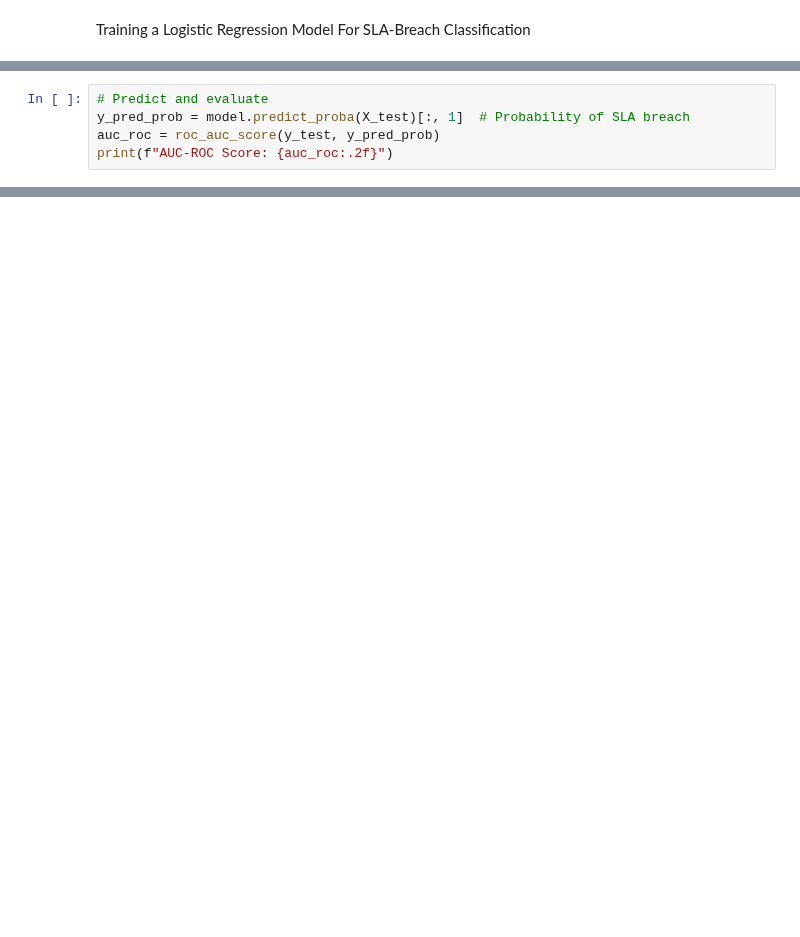
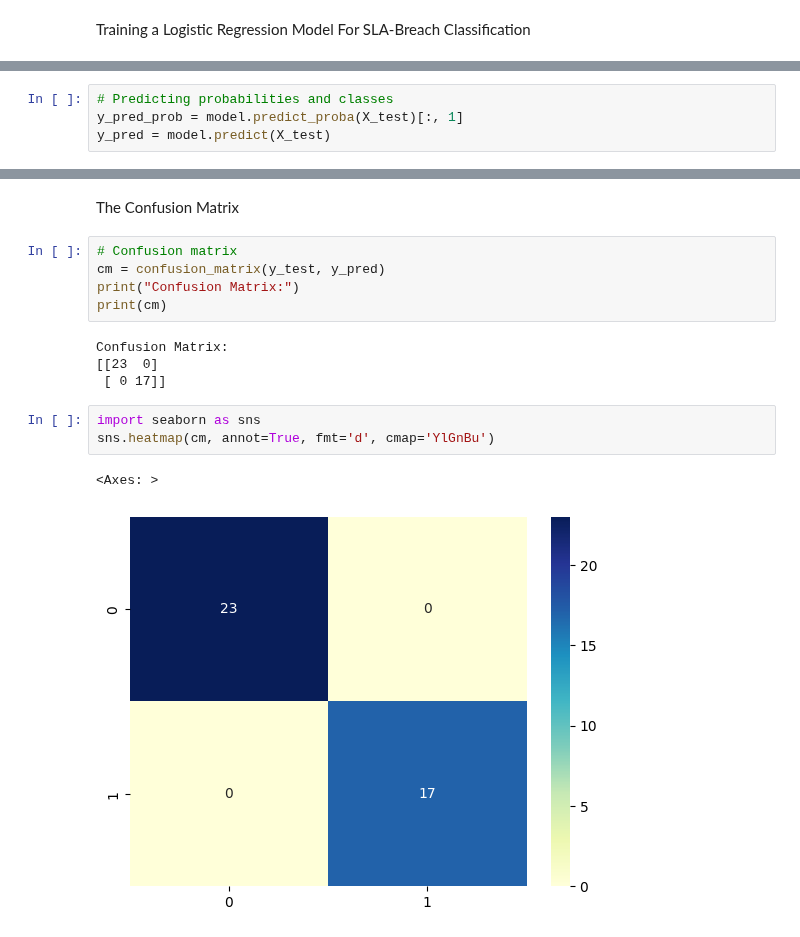
Before and after one commit to San-infinityai/InfinityStyleVerse, a Jupyter notebook: notebooks/train_sla_model.ipynb, the cells around one changed output, grey strips where cells are left out. Saved outputs shown, nothing was run; the diff lists cells and outputs as text; blank space fills up the shorter version.

Commit message:
Trained a LR model for SLA breach classification.

```diff
--- a/notebooks/train_sla_model.ipynb
+++ b/notebooks/train_sla_model.ipynb
@@ -30,5 +27,4 @@ ValueError: This solver needs samples of at least 2 classes in the data, but the
 # %%
-# Predict and evaluate
-y_pred_prob = model.predict_proba(X_test)[:, 1]  # Probability of SLA breach
-auc_roc = roc_auc_score(y_test, y_pred_prob)
-print(f"AUC-ROC Score: {auc_roc:.2f}")
+# Predicting probabilities and classes
+y_pred_prob = model.predict_proba(X_test)[:, 1]
+y_pred = model.predict(X_test)
@@ -34,0 +57,17 @@ print(f"AUC-ROC Score: {auc_roc:.2f}")
+# %% [markdown]
+The Confusion Matrix
+# %%
+# Confusion matrix
+cm = confusion_matrix(y_test, y_pred)
+print("Confusion Matrix:")
+print(cm)
+# %% [output]
+Confusion Matrix:
+[[23  0]
+ [ 0 17]]
+# %%
+import seaborn as sns
+sns.heatmap(cm, annot=True, fmt='d', cmap='YlGnBu')
+# %% [output]
+<Axes: >
+[figure, added]
```
Also changed, not shown: parts of 8 cells of this notebook, 1 other file.
